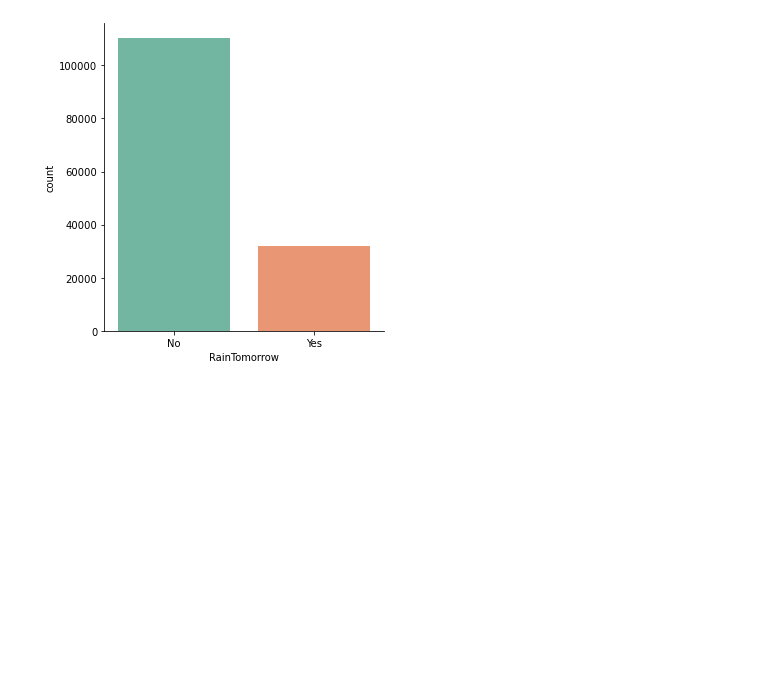
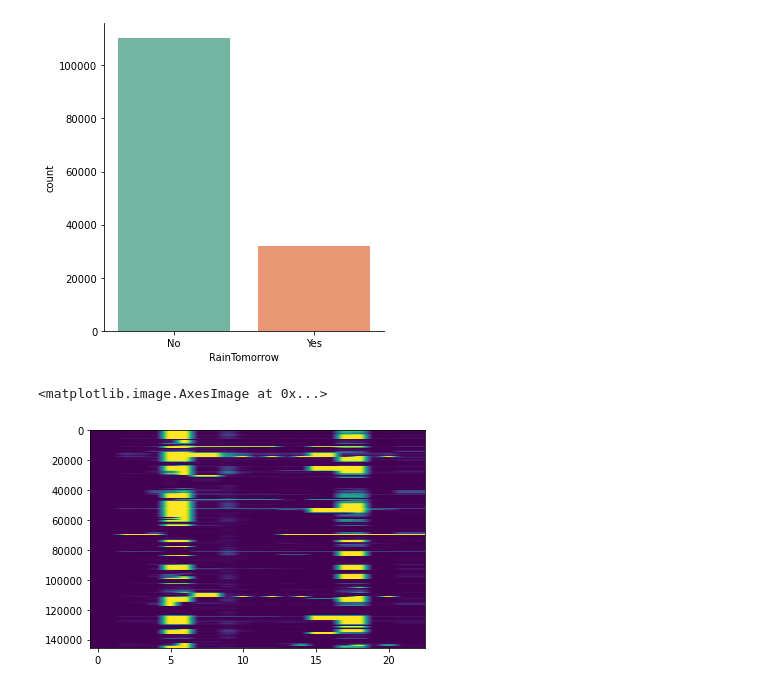
Before and after one commit to AlbaFernandezCor/Classification-wheatherAUS-dataset, a Jupyter notebook: practica2.ipynb, the cells around one changed output. Cells and saved outputs as stored; diff of their text form; code cells hidden in the pictures; blank space fills up the shorter version.

```diff
--- a/practica2.ipynb
+++ b/practica2.ipynb
@@ -76,3 +79,12 @@ Name: RainTomorrow, dtype: float64
 Número NaNs:  3267
 <seaborn.axisgrid.FacetGrid at 0x...>
 [figure]
+# %%
+current_cmap = matplotlib.cm.get_cmap()
+current_cmap.set_bad(color='red')
+plt.imshow(dataset.isna(),aspect = 'auto')
+# aquestes dues columnes mb tant de nans es poden eliminar pq no ens produeixen informació, segurament,
+# les seves mesures estan preses per una estació meteorologica està espatllada
+# %% [output]
+<matplotlib.image.AxesImage at 0x...>
+[figure, added]
```
Also changed, not shown: parts of 11 cells of this notebook.
